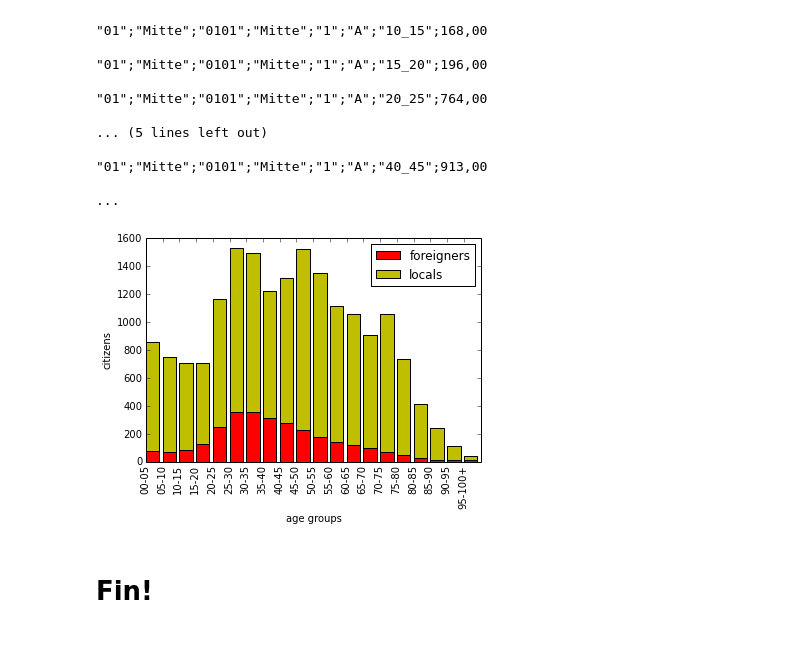
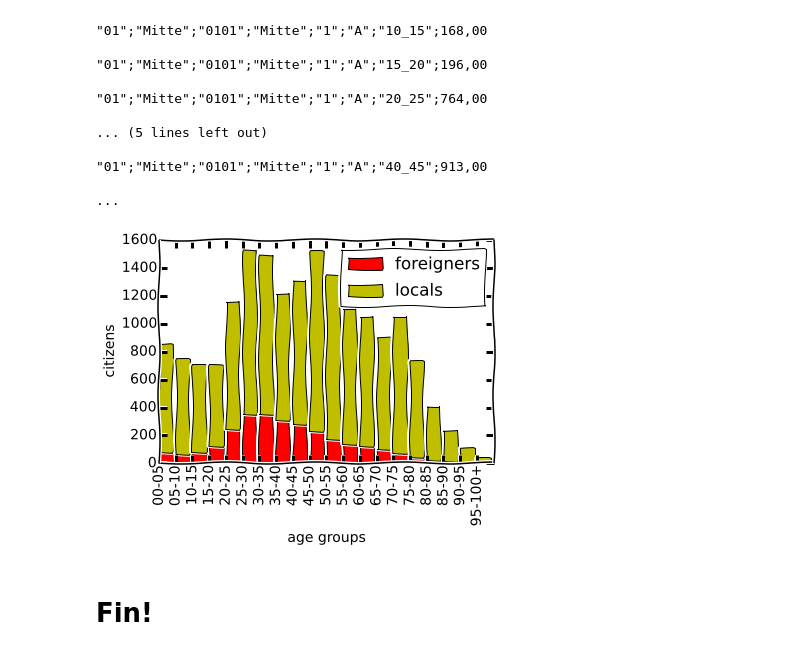
Before and after one commit to KLINGTdotNET/matplotlib-presentation, a Jupyter notebook: matplotlib-presentation_w_output.ipynb, the cells around one changed output. Cells and saved outputs as stored; diff of their text form; code cells hidden in the pictures.

Commit message:
xkcd

```diff
--- a/matplotlib-presentation_w_output.ipynb
+++ b/matplotlib-presentation_w_output.ipynb
@@ -359,34 +359,37 @@ for age, number in sorted(data['total']['foreigner'].items()):
     # add the arithmetic mean over all numbers of foreigners/local for that age in each district
     foreigners['means'].append(mean(number))
 for age, number in sorted(data['total']['local'].items()):
     locals['age'].append(age)
     locals['means'].append(mean(number))
 
 # import pprint
 # pp = pprint.PrettyPrinter()
 # pp.pprint(locals)
 
 # numpy.arange returns evenly spaced for the given range, g.e. arange(3) returns [0, 1, 2]
 # this will be used to set the x-coordinate of each bar in the plot
 # http://docs.scipy.org/doc/numpy/reference/generated/numpy.arange.html
 indices = np.arange(len(foreigners['means']))
 # http://matplotlib.org/api/pyplot_api.html#matplotlib.pyplot.bar
 # plt.bar("x-coord from the left", "bar height", ...)
 fplt = plt.bar(indices, foreigners['means'], color='r')
 # bottom - distance from the x-axis
 lplt = plt.bar(indices, locals['means'], color='y', bottom=foreigners['means'])
 # http://matplotlib.org/api/pyplot_api.html#matplotlib.pyplot.xticks
 plt.xticks(indices, locals['age'], rotation='vertical')
 # labels
 plt.xlabel('age groups')
 plt.ylabel('citizens')
 # prints the legend
 # http://matplotlib.org/api/pyplot_api.html#matplotlib.pyplot.legend
 plt.legend((fplt, lplt), ('foreigners', 'locals'))
 # show the plot
+
+# You need to have Comic Sans installed
+plt.xkcd()
 plt.show()
 # %% [output]
-[figure, old version]
+[figure, new version]
 # %% [markdown]
 # Fin!
 # %% [markdown]
```
Also changed, not shown: parts of 1 cell of this notebook.
